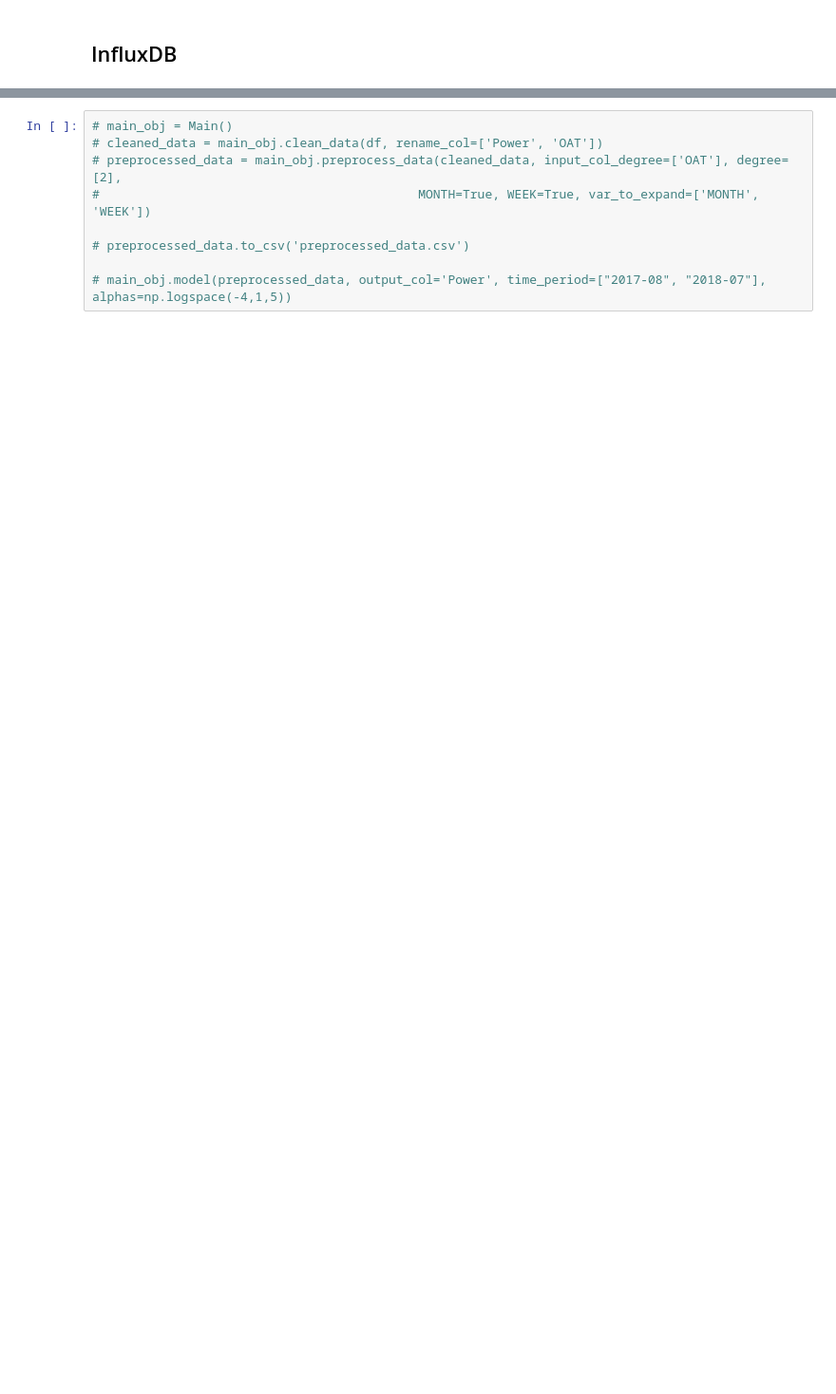
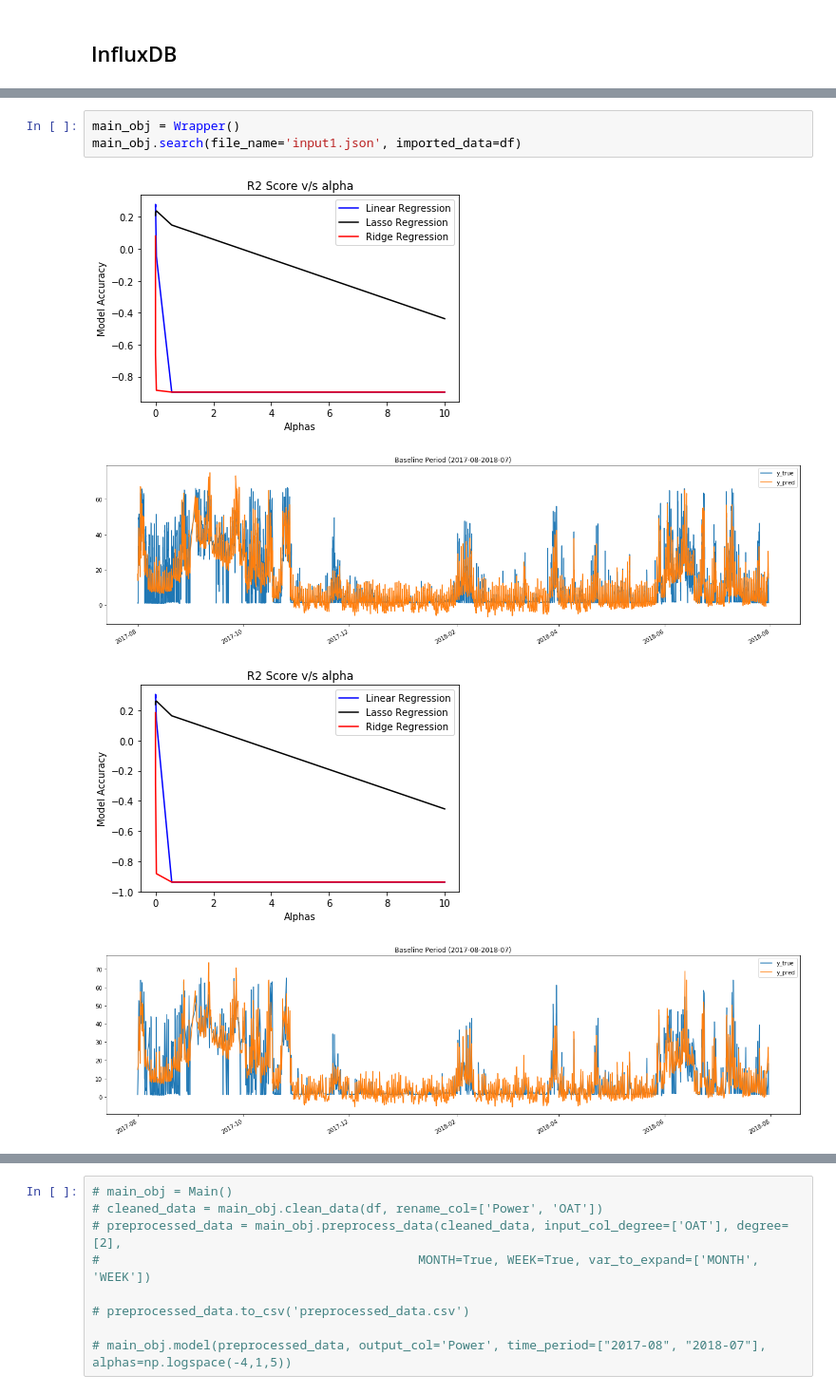
Before and after one commit to marcopritoni/BuildingEnergyAnalytics, a Jupyter notebook: BuildingEnergyAnalytics/Main.ipynb, the cells around one changed output, grey strips where cells are left out. Shown at 95% size. Cells and saved outputs as stored; diff of their text form; blank space fills up the shorter version.

Commit message:
read json

```diff
--- a/BuildingEnergyAnalytics/Main.ipynb
+++ b/BuildingEnergyAnalytics/Main.ipynb
@@ -55,0 +63,8 @@ main_obj.write_json()
+# %%
+main_obj = Wrapper()
+main_obj.search(file_name='input1.json', imported_data=df)
+# %% [output]
+[figure, added]
+[figure, added]
+[figure, added]
+[figure, added]
```
Also changed, not shown: parts of 5 cells of this notebook, 4 other files.
